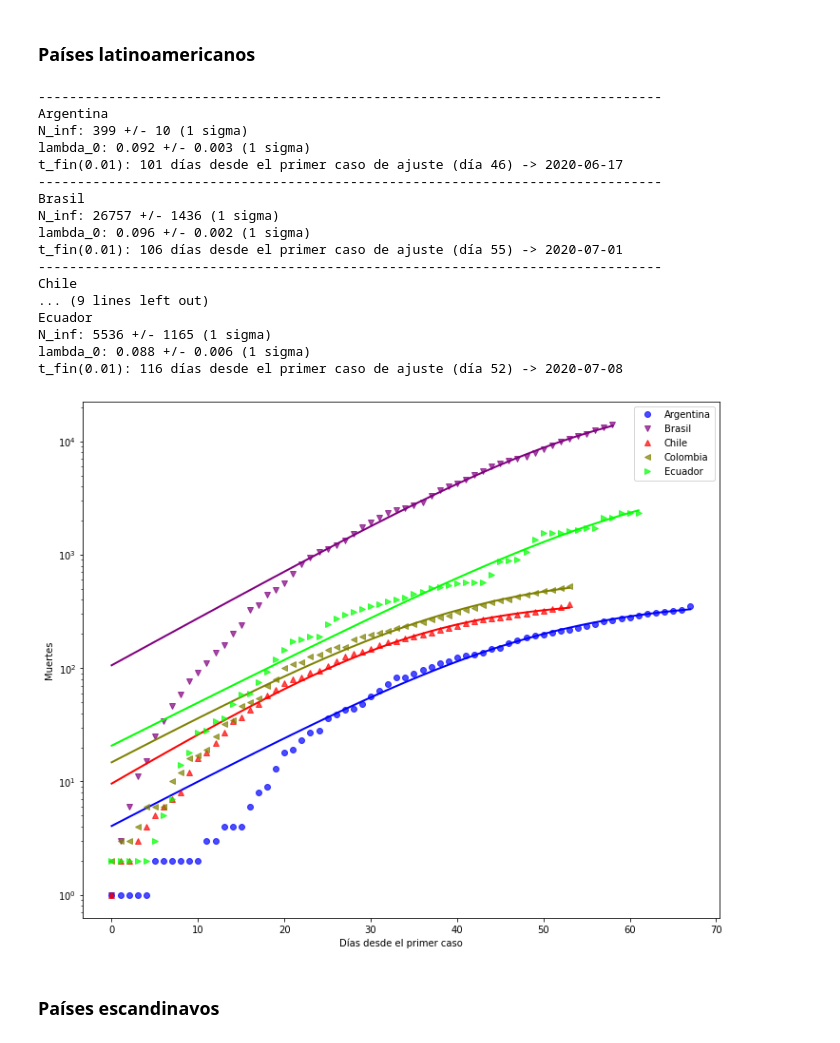
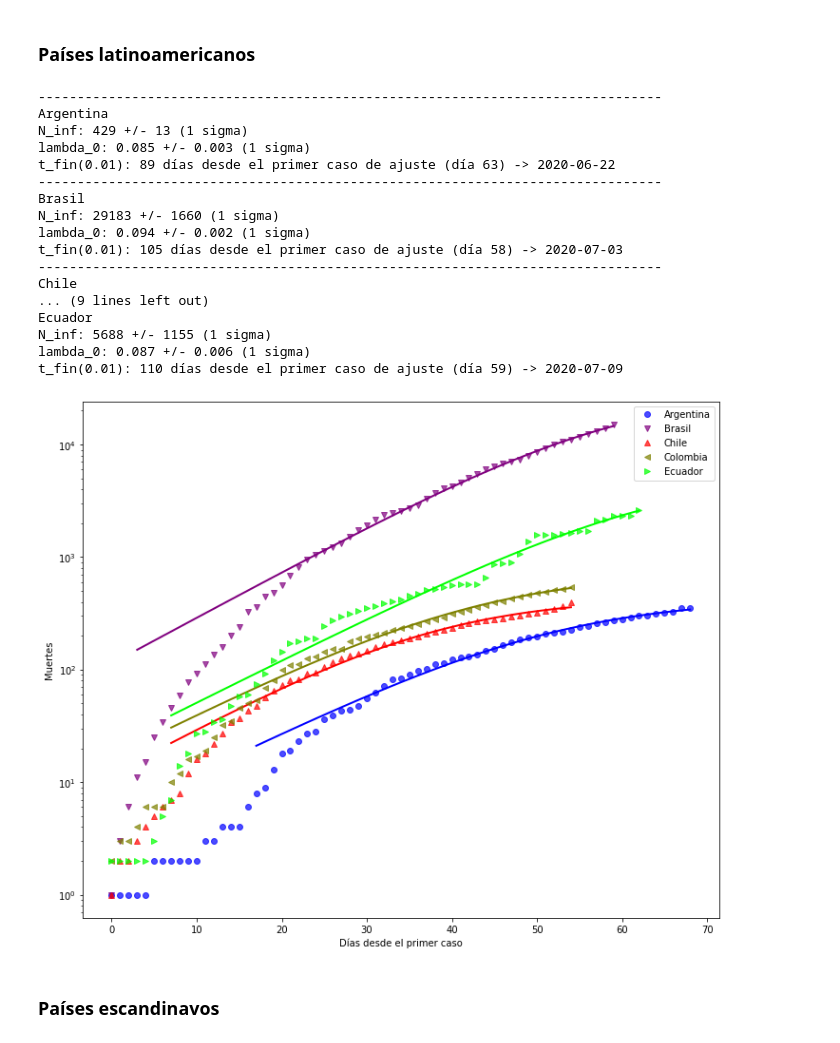
Before and after one commit to manuxch/logistic-covid19, a Jupyter notebook: Logistic_model_COVID-19.ipynb, the cells around one changed output. Saved outputs shown, nothing was run; the diff lists cells and outputs as text; code cells hidden in the pictures.

Commit message:
Actualización diaria de visualizaciones, ajustes y registros

```diff
--- a/Logistic_model_COVID-19.ipynb
+++ b/Logistic_model_COVID-19.ipynb
@@ -276,26 +276,26 @@ t_fin(0.01): 75 días desde el primer caso de ajuste (día 56) -> 2020-06-01
 # %% [markdown]
 ### Países latinoamericanos
 # %%
-plot_fit(deadths_lat, 1, 'Muertes', logscale=True, p_fin=0.01)
+plot_fit(deadths_lat, 7, 'Muertes', logscale=True, p_fin=0.01)
 # %% [output]
 --------------------------------------------------------------------------------
 Argentina
-N_inf: 399 +/- 10 (1 sigma)
-lambda_0: 0.092 +/- 0.003 (1 sigma)
-t_fin(0.01): 101 días desde el primer caso de ajuste (día 46) -> 2020-06-17
+N_inf: 429 +/- 13 (1 sigma)
+lambda_0: 0.085 +/- 0.003 (1 sigma)
+t_fin(0.01): 89 días desde el primer caso de ajuste (día 63) -> 2020-06-22
 --------------------------------------------------------------------------------
 Brasil
-N_inf: 26757 +/- 1436 (1 sigma)
-lambda_0: 0.096 +/- 0.002 (1 sigma)
-t_fin(0.01): 106 días desde el primer caso de ajuste (día 55) -> 2020-07-01
+N_inf: 29183 +/- 1660 (1 sigma)
+lambda_0: 0.094 +/- 0.002 (1 sigma)
+t_fin(0.01): 105 días desde el primer caso de ajuste (día 58) -> 2020-07-03
 --------------------------------------------------------------------------------
 Chile
 ... (9 lines left out)
 Ecuador
-N_inf: 5536 +/- 1165 (1 sigma)
-lambda_0: 0.088 +/- 0.006 (1 sigma)
-t_fin(0.01): 116 días desde el primer caso de ajuste (día 52) -> 2020-07-08
+N_inf: 5688 +/- 1155 (1 sigma)
+lambda_0: 0.087 +/- 0.006 (1 sigma)
+t_fin(0.01): 110 días desde el primer caso de ajuste (día 59) -> 2020-07-09
-[figure, old version]
+[figure, new version]
 # %% [markdown]
 ### Países escandinavos
 # %%
```
Also changed, not shown: parts of 8 cells of this notebook.
